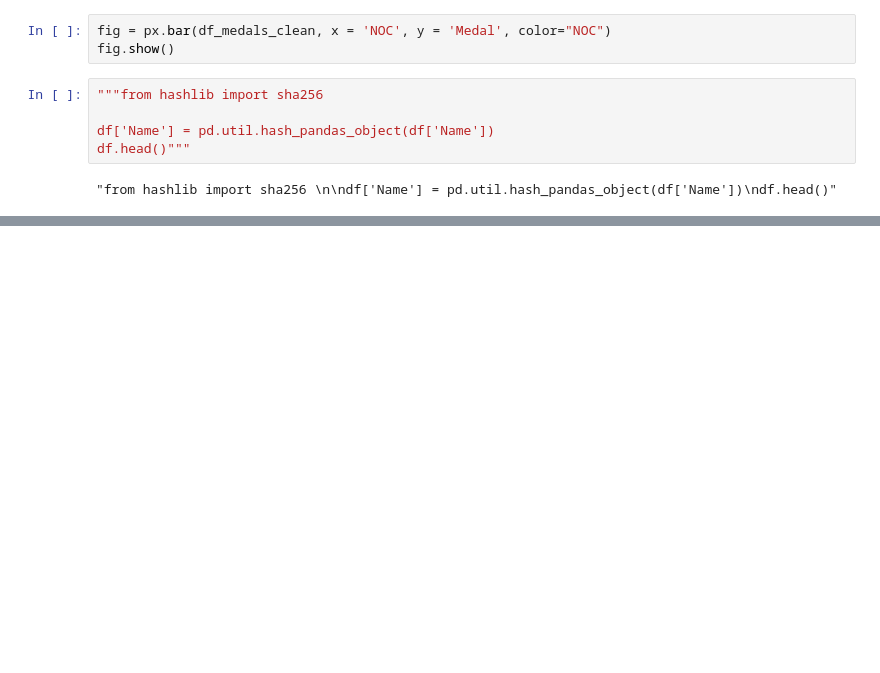
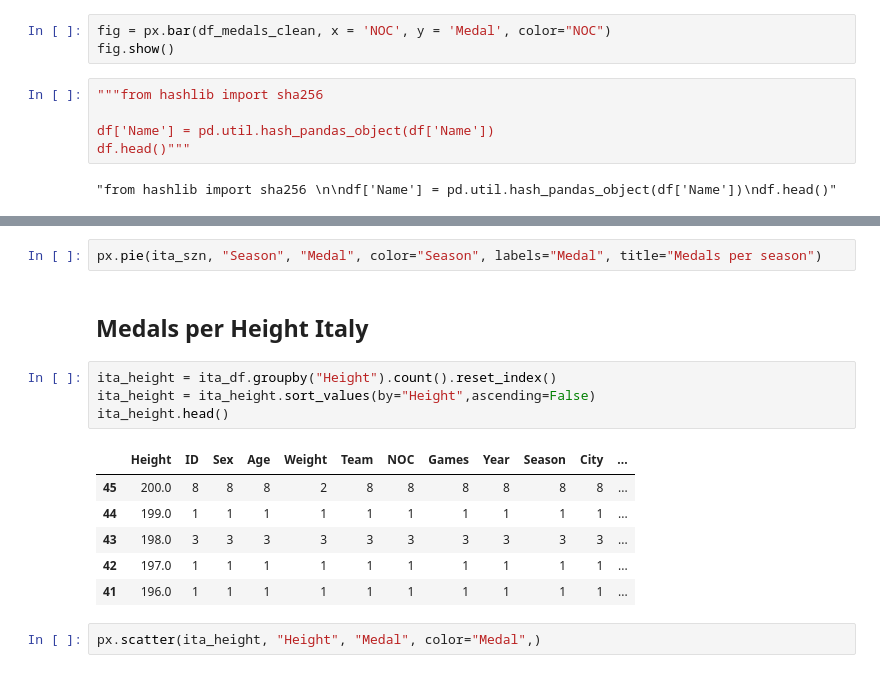
Before and after one commit to marcusbdtf/os-projekt-databehandling, a Jupyter notebook: 0-mar-uppgift.ipynb, the cells around one changed output, grey strips where cells are left out. Drawn from its saved outputs; the diff is of its cells as text; blank space fills up the shorter version.

```diff
--- a/0-mar-uppgift.ipynb
+++ b/0-mar-uppgift.ipynb
@@ -223,0 +247,17 @@ df_hashed.head()
+# %%
+px.pie(ita_szn, "Season", "Medal", color="Season", labels="Medal", title="Medals per season")
+# %% [markdown]
+## Medals per Height Italy
+# %%
+ita_height = ita_df.groupby("Height").count().reset_index()
+ita_height = ita_height.sort_values(by="Height",ascending=False)
+ita_height.head()
+# %% [output]
+|  | Height | ID | Sex | Age | Weight | Team | NOC | Games | Year | Season | City | ... |
+| 45 | 200.0 | 8 | 8 | 8 | 2 | 8 | 8 | 8 | 8 | 8 | 8 | ... |
+| 44 | 199.0 | 1 | 1 | 1 | 1 | 1 | 1 | 1 | 1 | 1 | 1 | ... |
+| 43 | 198.0 | 3 | 3 | 3 | 3 | 3 | 3 | 3 | 3 | 3 | 3 | ... |
+| 42 | 197.0 | 1 | 1 | 1 | 1 | 1 | 1 | 1 | 1 | 1 | 1 | ... |
+| 41 | 196.0 | 1 | 1 | 1 | 1 | 1 | 1 | 1 | 1 | 1 | 1 | ... |
+# %%
+px.scatter(ita_height, "Height", "Medal", color="Medal",)
```
Also changed, not shown: parts of 18 cells of this notebook.
